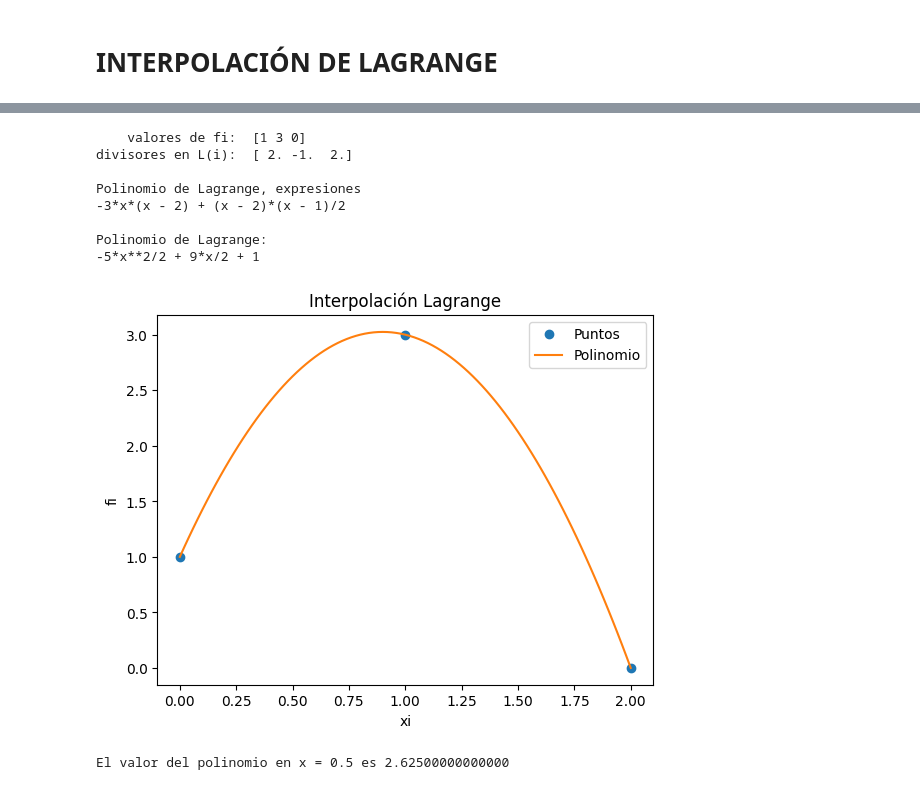
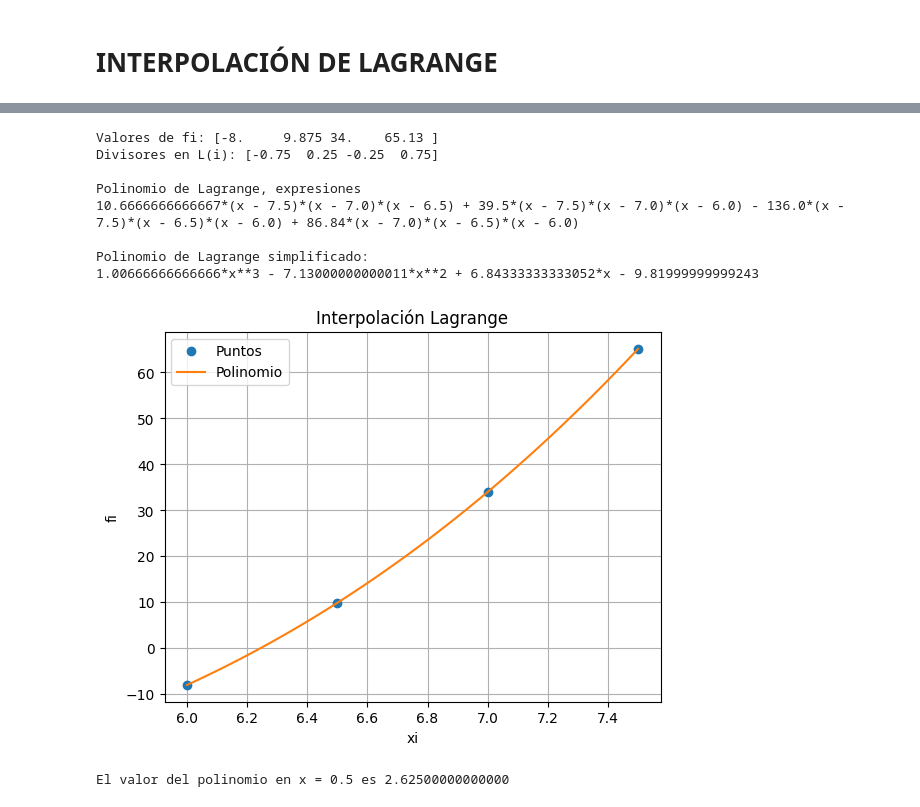
Before and after one commit to mitchelfalcon/AI-Studio, a Jupyter notebook: InterpolacionLagrangeDiferenciasfinitasyHermite.ipynb, the cells around one changed output, grey strips where cells are left out. Cells and saved outputs as stored; diff of their text form; code cells hidden in the pictures.

```diff
--- a/InterpolacionLagrangeDiferenciasfinitasyHermite.ipynb
+++ b/InterpolacionLagrangeDiferenciasfinitasyHermite.ipynb
@@ -8,9 +8,9 @@ import numpy as np
 import sympy as sym
 import matplotlib.pyplot as plt
 
-# INGRESO , Datos de prueba
-xi = np.array([0, 1, 2])  ### datos de x. (x,y)=(x,f(x))
-fi = np.array([1, 3, 0])  ### datos de y o f(x)
+# INGRESO, Datos del ejercicio de la foto
+xi = np.array([6, 6.5, 7, 7.5])  # Datos de x
+fi = np.array([-8, 9.875, 34, 65.13])  # Datos de y o f(x)
 
 # PROCEDIMIENTO
 # Polinomio de Lagrange
@@ -60,76 +60,71 @@ import numpy as np
 import sympy as sym
 import matplotlib.pyplot as plt
 
-# INGRESO , Datos de prueba
-xi = np.array([0, 1, 2]) ### datos de x. (x,y)=(x,f(x))
-fi = np.array([1, 3, 0]) ### datos de y o f(x)
-
+# INGRESO, Datos del ejercicio de la foto
+xi = np.array([6, 6.5, 7, 7.5])  # Datos de x
+fi = np.array([-8, 9.875, 34, 65.13])  # Datos de y o f(x)
 
 # PROCEDIMIENTO
 # Polinomio de Lagrange
 n = len(xi)
 x = sym.Symbol('x')
 polinomio = 0
-divisorL = np.zeros(n, dtype = float)
-for i in range(0,n,1):
-
-    # Termino de Lagrange
+divisorL = np.zeros(n, dtype=float)
+for i in range(0, n, 1):
+    # Término de Lagrange
     numerador = 1
     denominador = 1
-    for j  in range(0,n,1):
-        if (j!=i):
-            numerador = numerador*(x-xi[j])
-            denominador = denominador*(xi[i]-xi[j])
-    terminoLi = numerador/denominador
+    for j in range(0, n, 1):
+        if j != i:
+            numerador = numerador * (x - xi[j])
+            denominador = denominador * (xi[i] - xi[j])
+    terminoLi = numerador / denominador
 
-    polinomio = polinomio + terminoLi*fi[i]
+    polinomio = polinomio + terminoLi * fi[i]
     divisorL[i] = denominador
 
-# simplifica el polinomio
-polisimple = polinomio.expand()
+# Simplifica el polinomio
+polisimple = sym.simplify(polinomio)
 
-# para evaluación numérica
-px = sym.lambdify(x,polisimple)
+# Para evaluación numérica
+px = sym.lambdify(x, polisimple)
 
 # Puntos para la gráfica
 muestras = 101
 a = np.min(xi)
 b = np.max(xi)
-pxi = np.linspace(a,b,muestras)
+pxi = np.linspace(a, b, muestras)
 pfi = px(pxi)
 
 # SALIDA
-print('    valores de fi: ',fi)
-print('divisores en L(i): ',divisorL)
+print('Valores de fi:', fi)
+print('Divisores en L(i):', divisorL)
 print()
 print('Polinomio de Lagrange, expresiones')
 print(polinomio)
 print()
-print('Polinomio de Lagrange: ')
+print('Polinomio de Lagrange simplificado:')
 print(polisimple)
 
-
-
-
 # Gráfica
-#plt.plot(0.5,2,'*','r')
-plt.plot(xi,fi,'o', label = 'Puntos')
-plt.plot(pxi,pfi, label = 'Polinomio')
+plt.plot(xi, fi, 'o', label='Puntos')
+plt.plot(pxi, pfi, label='Polinomio')
 plt.legend()
 plt.xlabel('xi')
 plt.ylabel('fi')
 plt.title('Interpolación Lagrange')
+plt.grid(True)
 plt.show()
 # %% [output]
-    valores de fi:  [1 3 0]
-divisores en L(i):  [ 2. -1.  2.]
+Valores de fi: [-8.     9.875 34.    65.13 ]
+Divisores en L(i): [-0.75  0.25 -0.25  0.75]
 
 Polinomio de Lagrange, expresiones
--3*x*(x - 2) + (x - 2)*(x - 1)/2
+10.6666666666667*(x - 7.5)*(x - 7.0)*(x - 6.5) + 39.5*(x - 7.5)*(x - 7.0)*(x - 6.0) - 136.0*(x - 7.5)*(x - 6.5)*(x - 6.0) + 86.84*(x - 7.0)*(x - 6.5)*(x - 6.0)
 
-Polinomio de Lagrange:
--5*x**2/2 + 9*x/2 + 1
+Polinomio de Lagrange simplificado:
+1.00666666666666*x**3 - 7.13000000000011*x**2 + 6.84333333333052*x - 9.81999999999243
-[figure, old version]
+[figure, new version]
 # %%
 from sympy import symbols, Poly
 
```
Also changed, not shown: parts of 1 cell of this notebook.
